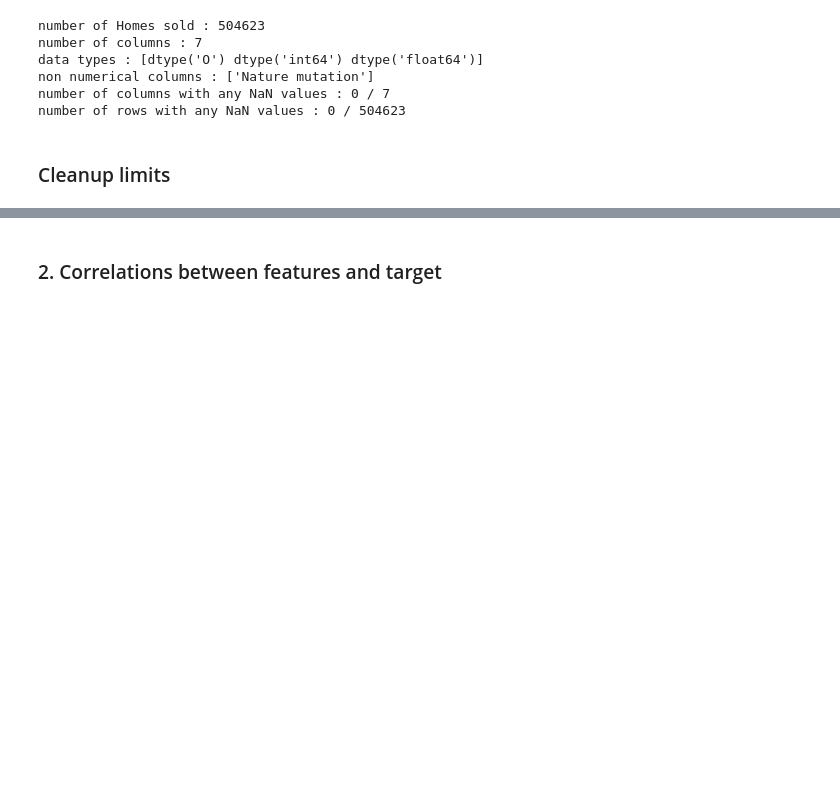
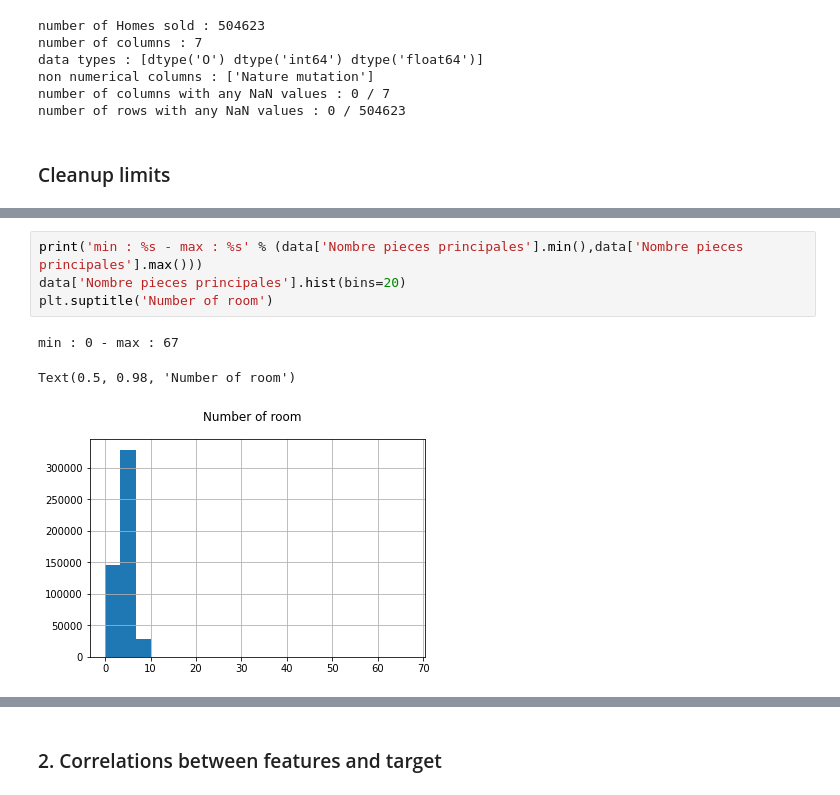
Before and after one commit to IssamBouzidi/Immothep, a Jupyter notebook: src/maison_train.ipynb, the cells around one changed output, grey strips where cells are left out. Saved outputs shown, nothing was run; the diff lists cells and outputs as text; blank space fills up the shorter version.

```diff
--- a/src/maison_train.ipynb
+++ b/src/maison_train.ipynb
@@ -54,0 +65,8 @@ data.drop(data[(data["Surface reelle bati"]> 300 ) | ( data["Surface reelle bati
+# %%
+print('min : %s - max : %s' % (data['Nombre pieces principales'].min(),data['Nombre pieces principales'].max()))
+data['Nombre pieces principales'].hist(bins=20)
+plt.suptitle('Number of room')
+# %% [output]
+min : 0 - max : 67
+Text(0.5, 0.98, 'Number of room')
+[figure, added]
```
Also changed, not shown: parts of 25 cells of this notebook, 1 other file.
